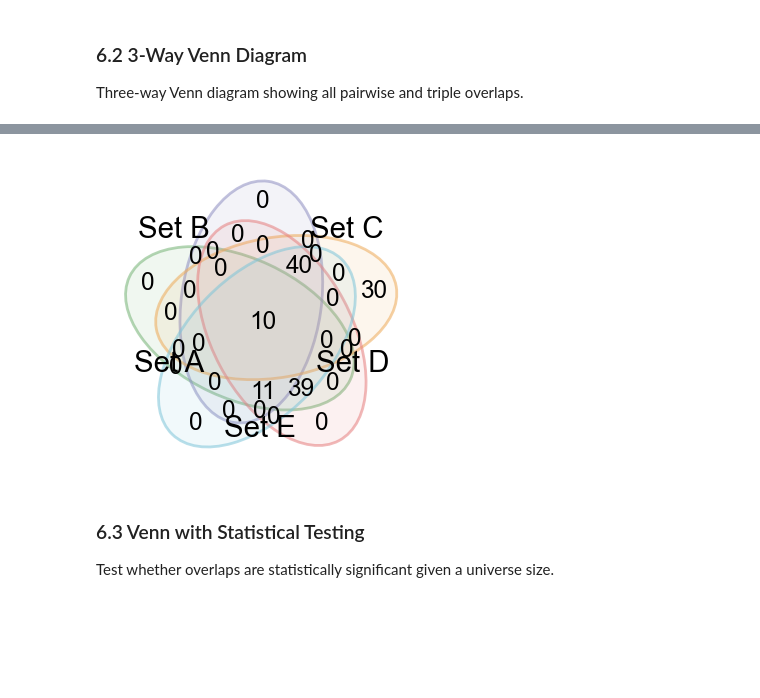
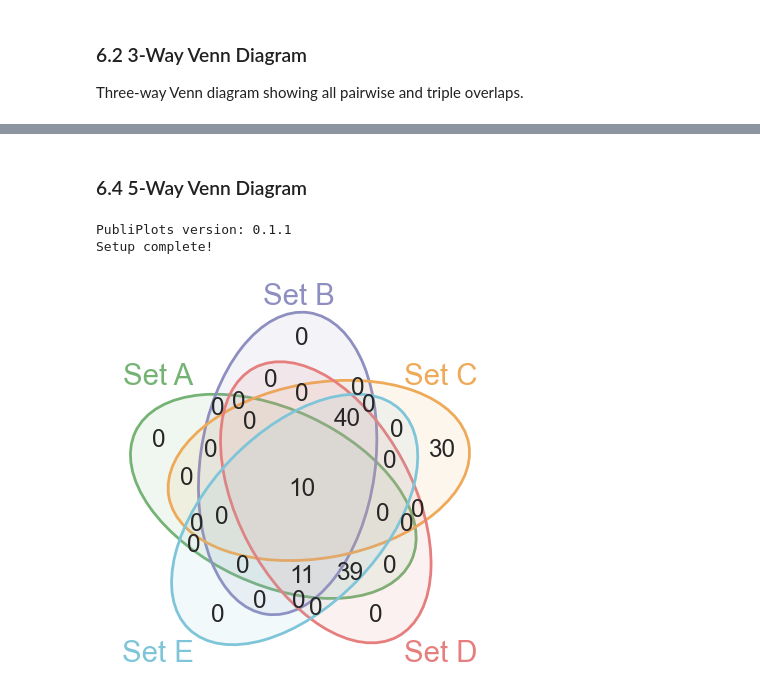
Before and after one commit to jorgebotas/prettyplot, a Jupyter notebook: examples.ipynb, the cells around one changed output, grey strips where cells are left out. Drawn from its saved outputs; the diff is of its cells as text; code cells hidden in the pictures; blank space fills up the shorter version.

Commit message:
proper label alignment for 2-5 set venn diagrams

```diff
--- a/examples.ipynb
+++ b/examples.ipynb
@@ -667,21 +665,35 @@ fig, ax = pp.venn(
+# %% [markdown]
+### 6.4 5-Way Venn Diagram
 # %%
+import publiplots as pp
+import pandas as pd
+import numpy as np
+import matplotlib.pyplot as plt
+
+# Set publication style globally
+pp.set_publication_style()
+
+# For inline display in Jupyter
+%matplotlib inline
+
+print(f"PubliPlots version: {pp.__version__}")
+print("Setup complete!")
+
 # Create three sets
 setA = set(range(1, 61))     # 1-60
 setB = set(range(40, 101))   # 40-100
 setC = set(range(51, 131))   # 70-130
 setD = set(range(1, 101))   # 1-100
 setE = set(range(1, 101))   # 1-100
 
 # Create 3-way Venn
 fig, ax = pp.venn(
     sets=[setA, setB, setC, setD, setE],
     labels=['Set A', 'Set B', 'Set C', 'Set D', 'Set E'],
     colors=pp.get_palette('pastel_categorical', n_colors=5),
-    set_labels=True
+    figsize=(10, 5),
 )
 # %% [output]
+PubliPlots version: 0.1.1
+Setup complete!
-[figure, old version]
+[figure, new version]
-# %% [markdown]
-### 6.3 Venn with Statistical Testing
-
-Test whether overlaps are statistically significant given a universe size.
```
Also changed, not shown: parts of 8 cells of this notebook, 5 other files.
